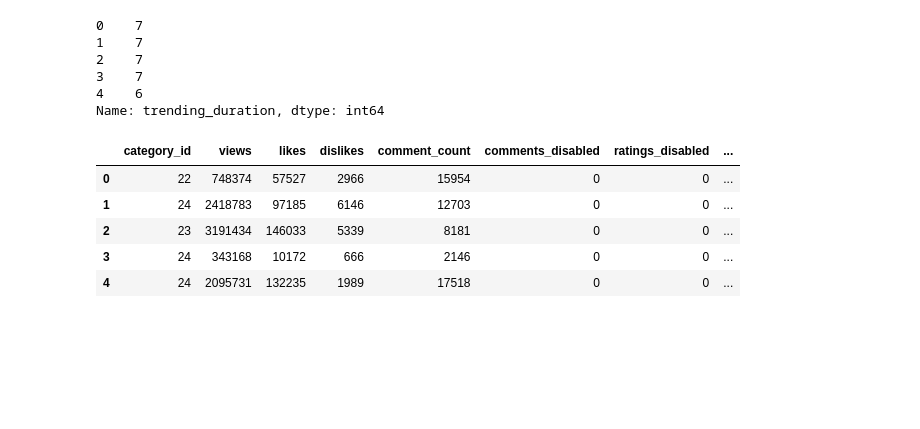
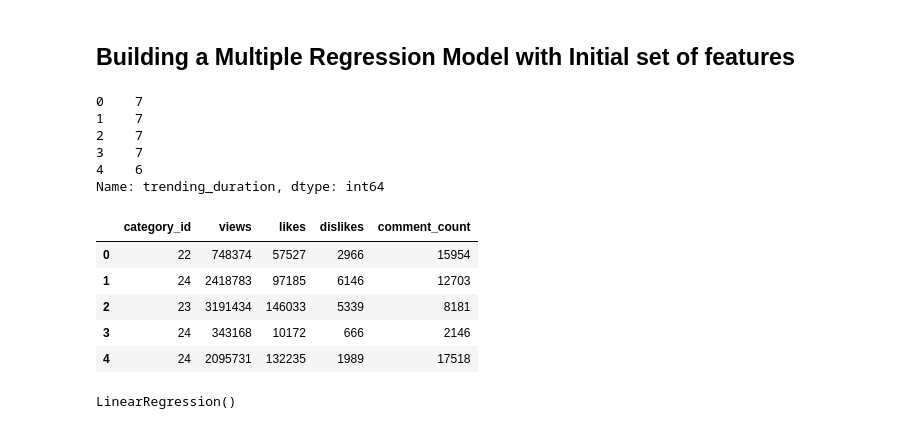
Before and after one commit to RN2D-Project/BootCamp_Project, a Jupyter notebook: Machine_Learning_Model.ipynb, the cells around one changed output. Saved outputs shown, nothing was run; the diff lists cells and outputs as text; code cells hidden in the pictures; blank space fills up the shorter version.

Commit message:
Mock Machine Learning Model WIP

```diff
--- a/Machine_Learning_Model.ipynb
+++ b/Machine_Learning_Model.ipynb
@@ -53,6 +53,8 @@ usvideos_df.head()
 | 2 | 5qpjK5DgCt4 | 2017-11-14 | 2 days | Racist Superman | Rudy Mancuso, K... | Rudy Mancuso | 23 | 2017-11-12 | racist superman|"rudy"|"mancuso"|... | ... |
 | 3 | puqaWrEC7tY | 2017-11-14 | 1 days | Nickelback Lyrics: Real or Fake? | Good Mythical Morning | 24 | 2017-11-13 | rhett and link|"gmm"|"good mythic... | ... |
 | 4 | d380meD0W0M | 2017-11-14 | 2 days | I Dare You: GOING BALD!? | nigahiga | 24 | 2017-11-12 | ryan|"higa"|"higatv"|"nigahiga"|"... | ... |
+# %% [markdown]
+## Building a Multiple Regression Model with Initial set of features
 # %%
 y = usvideos_df["trending_duration"]
 y.head()
@@ -64,12 +66,12 @@ y.head()
 4    6
 Name: trending_duration, dtype: int64
 # %%
-X = usvideos_df.drop(columns=["trending_duration","video_id","date_trending","date_interval","title","channel_title","date_published","tags","thumbnail_link"])
+X = usvideos_df.drop(columns=["trending_duration","video_id","date_trending","date_interval","title","channel_title","date_published","tags","thumbnail_link","comments_disabled","ratings_disabled","video_error_or_removed"])
 X.head()
 # %% [output]
-|  | category_id | views | likes | dislikes | comment_count | comments_disabled | ratings_disabled | ... |
-| 0 | 22 | 748374 | 57527 | 2966 | 15954 | 0 | 0 | ... |
-| 1 | 24 | 2418783 | 97185 | 6146 | 12703 | 0 | 0 | ... |
-| 2 | 23 | 3191434 | 146033 | 5339 | 8181 | 0 | 0 | ... |
-| 3 | 24 | 343168 | 10172 | 666 | 2146 | 0 | 0 | ... |
-| 4 | 24 | 2095731 | 132235 | 1989 | 17518 | 0 | 0 | ... |
+|  | category_id | views | likes | dislikes | comment_count |
+| 0 | 22 | 748374 | 57527 | 2966 | 15954 |
+| 1 | 24 | 2418783 | 97185 | 6146 | 12703 |
+| 2 | 23 | 3191434 | 146033 | 5339 | 8181 |
+| 3 | 24 | 343168 | 10172 | 666 | 2146 |
+| 4 | 24 | 2095731 | 132235 | 1989 | 17518 |
@@ -76,2 +82,6 @@ X.head()
 # %%
 model = LinearRegression()
+# %%
+model.fit(X_train, y_train)
+# %% [output]
+LinearRegression()
```
Also changed, not shown: parts of 24 cells of this notebook.
